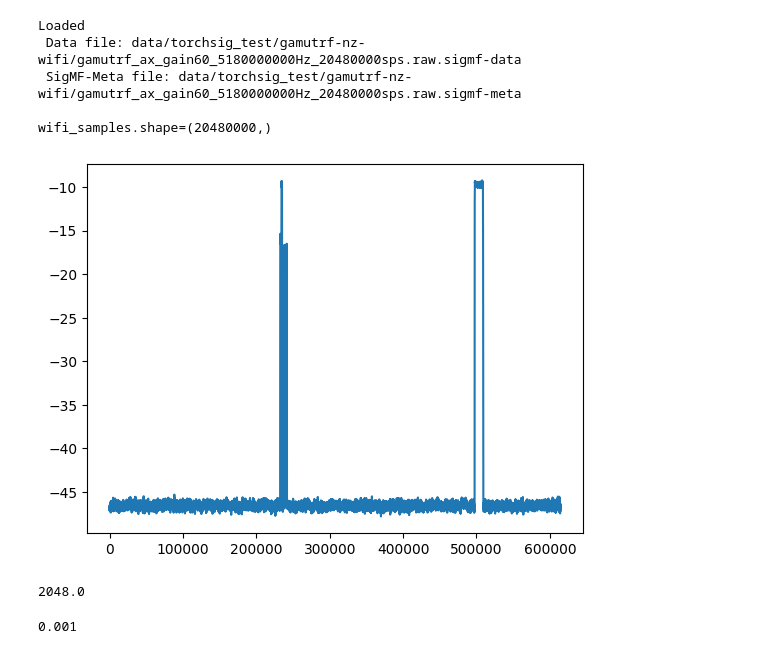
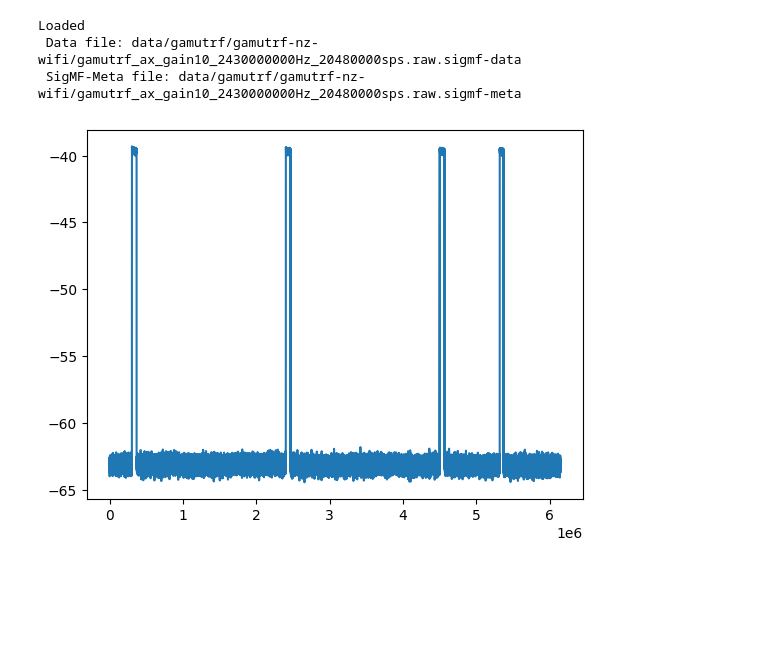
Before and after one commit to IQTLabs/rfml, a Jupyter notebook: rfml-dev/nz_wifi.ipynb, the cells around one changed output. Saved outputs shown, nothing was run; the diff lists cells and outputs as text; code cells hidden in the pictures; blank space fills up the shorter version.

Commit message:
Clean up regular nz wifi

```diff
--- a/rfml-dev/nz_wifi.ipynb
+++ b/rfml-dev/nz_wifi.ipynb
@@ -3,25 +3,22 @@ import numpy as np
 import matplotlib.pyplot as plt
 import data
 import wifi_label_utils
-# %%
-filename = "data/torchsig_test/gamutrf-nz-wifi/gamutrf_ax_gain60_5180000000Hz_20480000sps.raw.sigmf-meta"
 # %%
-wifi_data = data.Data(filename)
 
-wifi_samples = wifi_data.get_samples(n_samples=int(wifi_data.metadata["global"]["core:sample_rate"]*1))
-#wifi_samples = wifi_data.get_samples()
-print(f"{wifi_samples.shape=}")
+def viewer(filename):
+    data_obj = data.Data(filename)
+    iq_samples = data_obj.get_samples(n_samples=int(data_obj.metadata["global"]["core:sample_rate"]*1))
 
-wifi_avg_pwr = wifi_label_utils.moving_average(wifi_samples, 256)
-wifi_avg_pwr_db = 10*np.log10(wifi_avg_pwr)
+    avg_window_len = 256
 
-plt.figure()
-plt.plot(wifi_avg_pwr_db[int(26*20480000e-2):int(29*20480000e-2)])
-plt.show()
+    # To debug or determine threshold
+    avg_pwr = wifi_label_utils.moving_average(iq_samples, avg_window_len)
+    avg_pwr_db = 10*np.log10(avg_pwr)
+    plt.figure()
+    plt.plot(avg_pwr_db[int(0*20480000e-2):int(30*20480000e-2)])
+    plt.show()
+
+    # determine threshold from examing plot
+    # threshold = -56
+
+    # wifi_label_utils.annotate_power_squelch(data_obj, threshold, avg_window_len)
-# %% [output]
-Loaded
- Data file: data/torchsig_test/gamutrf-nz-wifi/gamutrf_ax_gain60_5180000000Hz_20480000sps.raw.sigmf-data
- SigMF-Meta file: data/torchsig_test/gamutrf-nz-wifi/gamutrf_ax_gain60_5180000000Hz_20480000sps.raw.sigmf-meta
-
-wifi_samples.shape=(20480000,)
-[figure, removed]
@@ -48,8 +25,12 @@ wifi_data.sigmf_obj
-# %%
-20480000 * 0.0001
-# %% [output]
-2048.0
-# %%
-1/1000
-# %% [output]
-0.001
+# %%
+ax_gain10_243 = "data/gamutrf/gamutrf-nz-wifi/gamutrf_ax_gain10_2430000000Hz_20480000sps.raw.sigmf-meta"
+ax_gain10_518 = "data/gamutrf/gamutrf-nz-wifi/gamutrf_ax_gain10_5180000000Hz_20480000sps.raw.sigmf-meta"
+ax_gain60_243 = "data/gamutrf/gamutrf-nz-wifi/gamutrf_ax_gain60_2430000000Hz_20480000sps.raw.sigmf-meta"
+ax_gain60_518 = "data/gamutrf/gamutrf-nz-wifi/gamutrf_ax_gain60_5180000000Hz_20480000sps.raw.sigmf-meta"
+# %%
+viewer(ax_gain10_243)
+# %% [output]
+Loaded
+ Data file: data/gamutrf/gamutrf-nz-wifi/gamutrf_ax_gain10_2430000000Hz_20480000sps.raw.sigmf-data
+ SigMF-Meta file: data/gamutrf/gamutrf-nz-wifi/gamutrf_ax_gain10_2430000000Hz_20480000sps.raw.sigmf-meta
+[figure, added]
```
Also changed, not shown: parts of 8 cells of this notebook, 4 other files.
